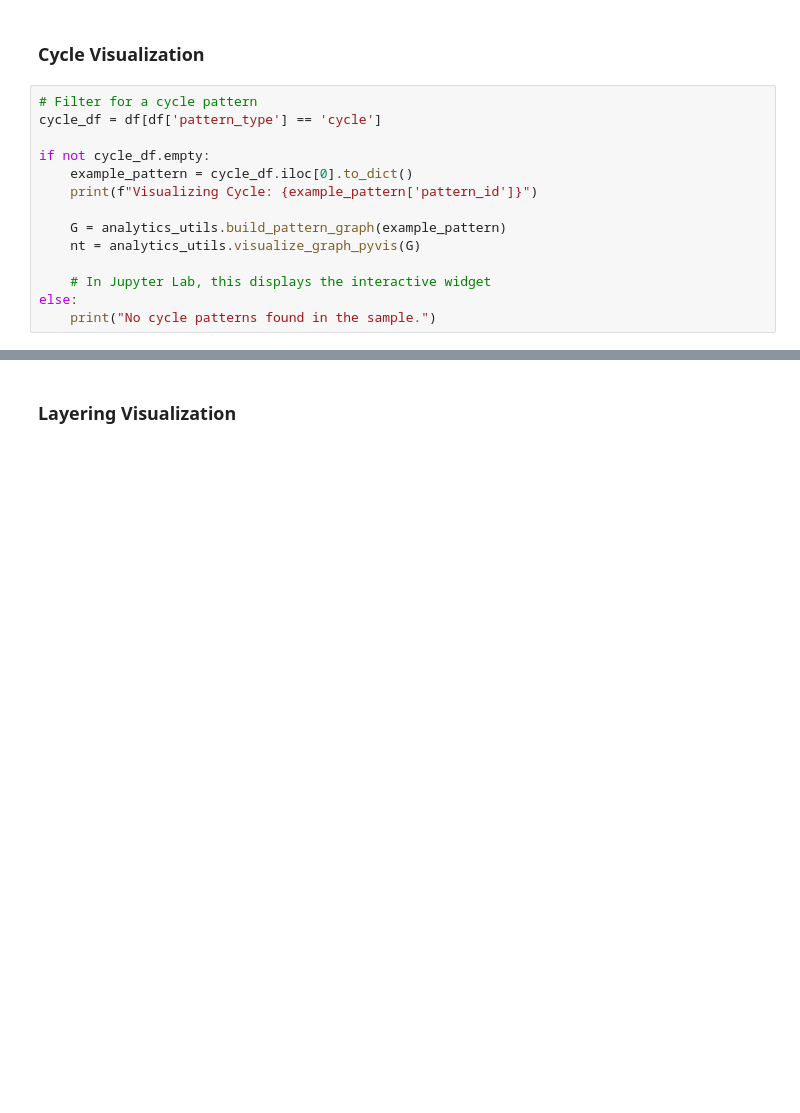
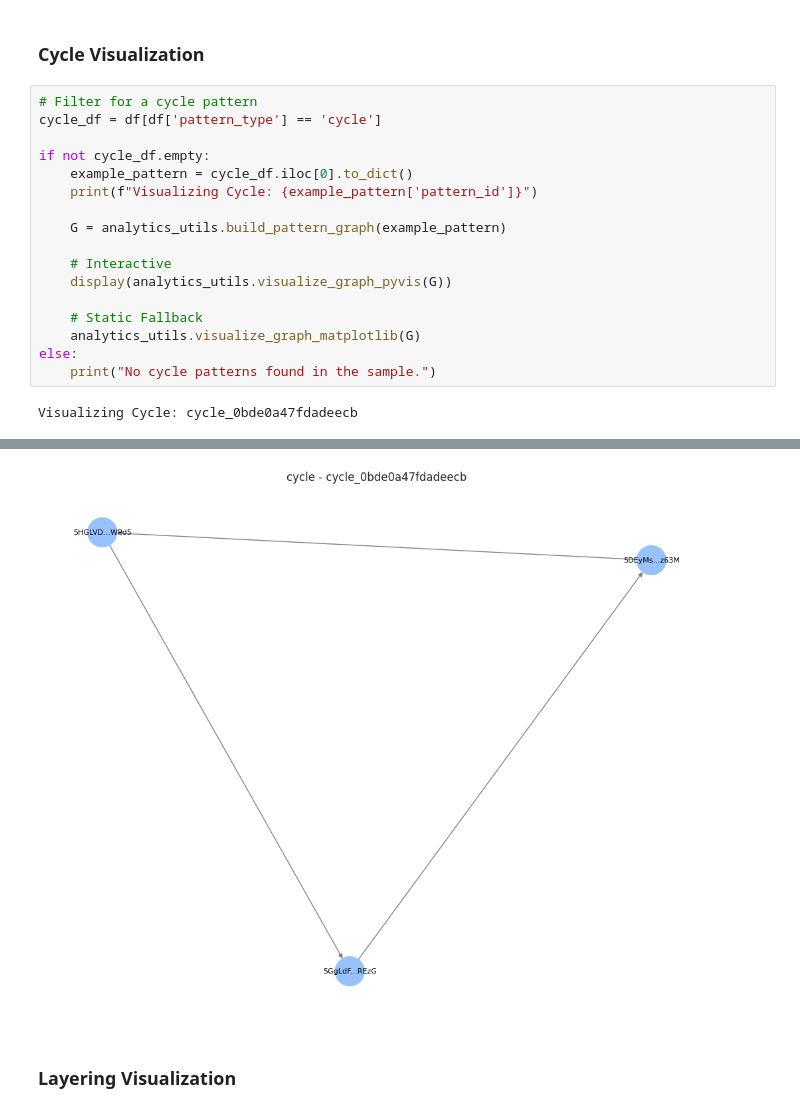
Before and after one commit to chainswarm/analytics-pipeline, a Jupyter notebook: notebooks/03_graph_visualization.ipynb, the cells around one changed output, grey strips where cells are left out. Drawn from its saved outputs; the diff is of its cells as text; blank space fills up the shorter version.

```diff
--- a/notebooks/03_graph_visualization.ipynb
+++ b/notebooks/03_graph_visualization.ipynb
@@ -45,8 +63,13 @@ if not cycle_df.empty:
     print(f"Visualizing Cycle: {example_pattern['pattern_id']}")
 
     G = analytics_utils.build_pattern_graph(example_pattern)
-    nt = analytics_utils.visualize_graph_pyvis(G)
 
-    # In Jupyter Lab, this displays the interactive widget
+    # Interactive
+    display(analytics_utils.visualize_graph_pyvis(G))
+
+    # Static Fallback
+    analytics_utils.visualize_graph_matplotlib(G)
 else:
     print("No cycle patterns found in the sample.")
+# %% [output]
+Visualizing Cycle: cycle_0bde0a47fdadeecb
@@ -53,3 +77,4 @@ else:
+[figure, added]
 # %% [markdown]
 ### Layering Visualization
 # %%
```
Also changed, not shown: parts of 6 cells of this notebook, 3 other files.
